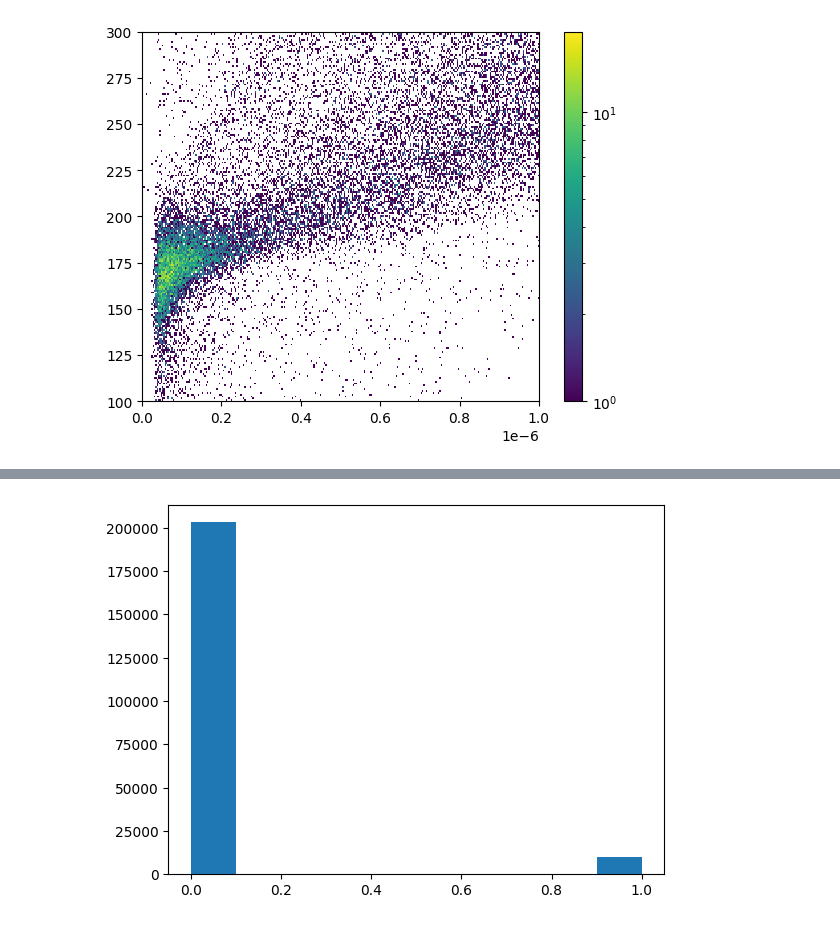
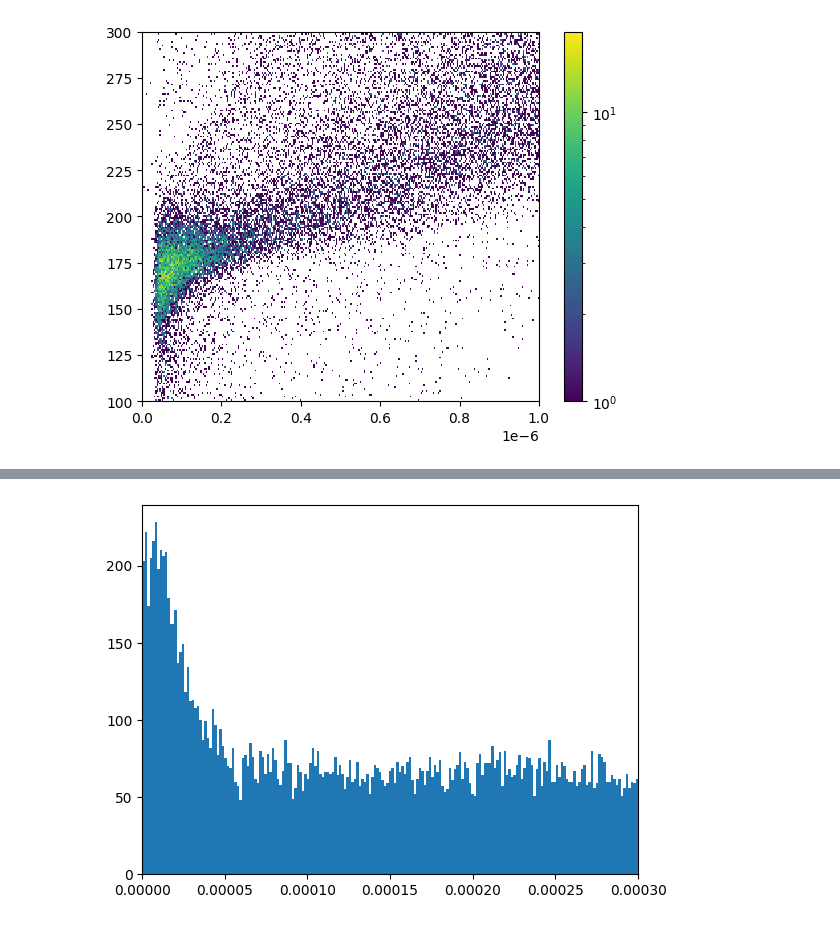
Before and after one commit to villano-lab/R76Analysis, a Jupyter notebook: Tutorial_Replication.ipynb, the cells around one changed output, grey strips where cells are left out. Cells and saved outputs as stored; diff of their text form; code cells hidden in the pictures.

```diff
--- a/Tutorial_Replication.ipynb
+++ b/Tutorial_Replication.ipynb
@@ -409,7 +409,6 @@ plt.show()
-# %%
-#plt.hist(pt_keV[3],bins=np.linspace(0,18,180)) #looks good
-plt.hist(z[3]["EventCategory"])
-#plt.xlim(0,18)
-plt.show()
-# %% [output]
-[figure, removed]
+# %%
+h2i = plt.hist(z[2]["PTINTall"][~crand[2] & (pt_keV[2]<80)],bins=np.linspace(0,0.0003,200))
+plt.xlim(0,0.0003)
+plt.show()
+# %% [output]
+[figure, added]
```
Also changed, not shown: parts of 24 cells of this notebook.
